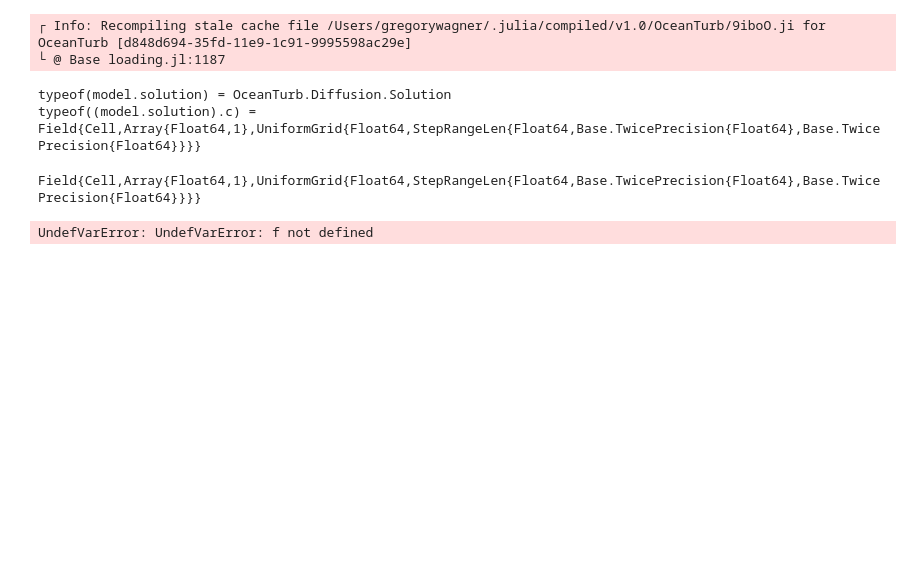
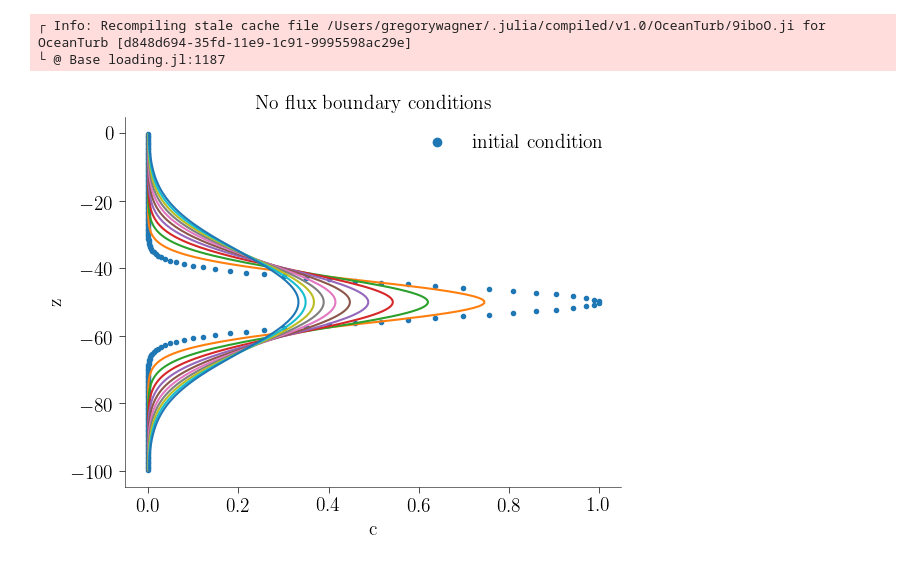
Before and after one commit to glwagner/OceanTurb.jl, a Jupyter notebook: examples/diffusion.ipynb, the cells around one changed output. Cells and saved outputs as stored; diff of their text form; code cells hidden in the pictures; blank space fills up the shorter version.

```diff
--- a/examples/diffusion.ipynb
+++ b/examples/diffusion.ipynb
@@ -9,27 +12,35 @@ import OceanTurb: Diffusion
 ┌ Info: Recompiling stale cache file /Users/gregorywagner/.julia/compiled/v1.0/OceanTurb/9iboO.ji for OceanTurb [d848d694-35fd-11e9-1c91-9995598ac29e]
 └ @ Base loading.jl:1187
 # %%
-model = Diffusion.Model(nz=200, Lz=100.0, κ=1);
+# First, we define the model.
+model = Model(nz=200, Lz=100.0, κ=1);
-# %% [output]
-typeof(model.solution) = OceanTurb.Diffusion.Solution
-typeof((model.solution).c) = Field{Cell,Array{Float64,1},UniformGrid{Float64,StepRangeLen{Float64,Base.TwicePrecision{Float64},Base.TwicePrecision{Float64}}}}
-Field{Cell,Array{Float64,1},UniformGrid{Float64,StepRangeLen{Float64,Base.TwicePrecision{Float64},Base.TwicePrecision{Float64}}}}
 # %%
-z0, dz = -model.grid.Lz/2, model.grid.Lz/20
+# Next we use a simple initial condition and iterate forward
+Lz = model.grid.Lz
+z0, dz = -Lz/2, Lz/20
 c0(z) = exp(-(z-z0)^2 / 2dz^2)
 
+# Set c to the function c0(z) --- enabled by some OceanTurb.jl syntactic sugar
 model.solution.c = c0
-plot(model.solution.c.data)
 
-@show model.grid.dzc^2 / model.parameters.κ
+# Run and plot
+ax, fig = subplots()
+xlabel("c")
+ylabel("z")
+title("No flux boundary conditions")
+cornerspines()
+
+plot(model.solution.c.data, zdata(model.solution.c), ".", label="initial condition")
 
 dt = 0.01
+nt = 1000
+ni = 10
 
-for i = 1:10
-    Diffusion.step!(model, dt, 10000)
-    plot(model.solution.c.data)
-    plot(model.timestepper.rhs.c.data / maximum(abs.(model.timestepper.rhs.c.data)), "--")
-    pause(0.1)
+for i = 1:ni
+    iterate!(model, dt, nt)
+    plot(model.solution.c.data, zdata(model.solution.c))
 end
+
+legend();
 # %% [output]
-UndefVarError: UndefVarError: f not defined
+[figure, added]
```
Also changed, not shown: parts of 3 cells of this notebook, 3 other files.
